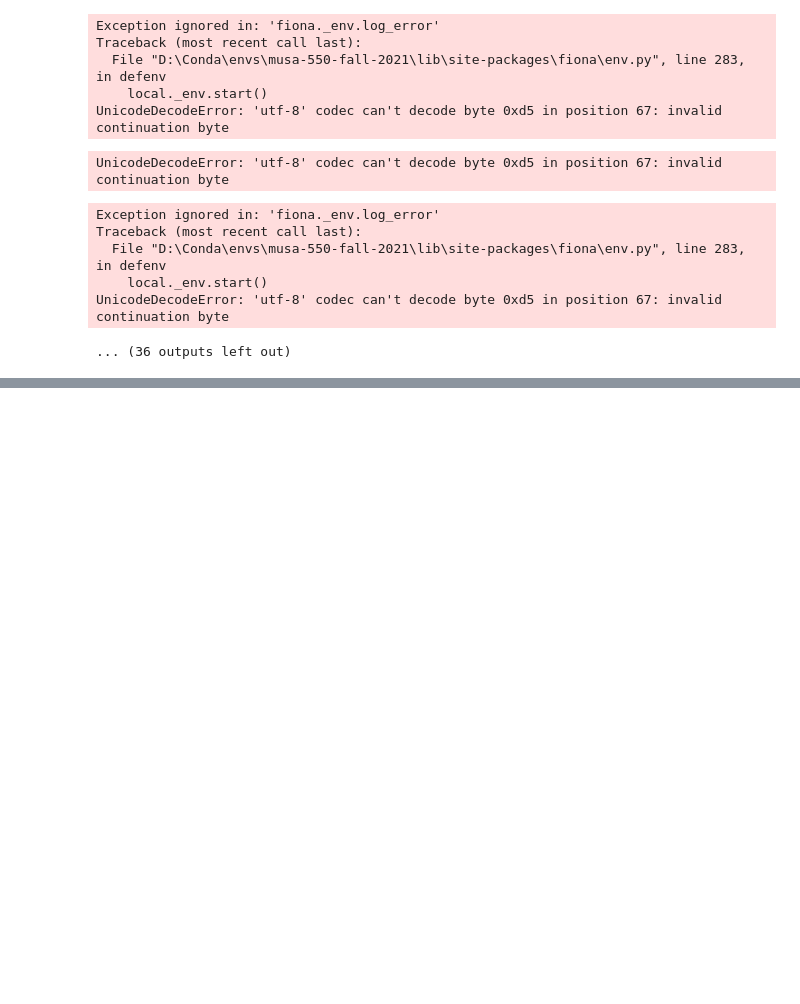
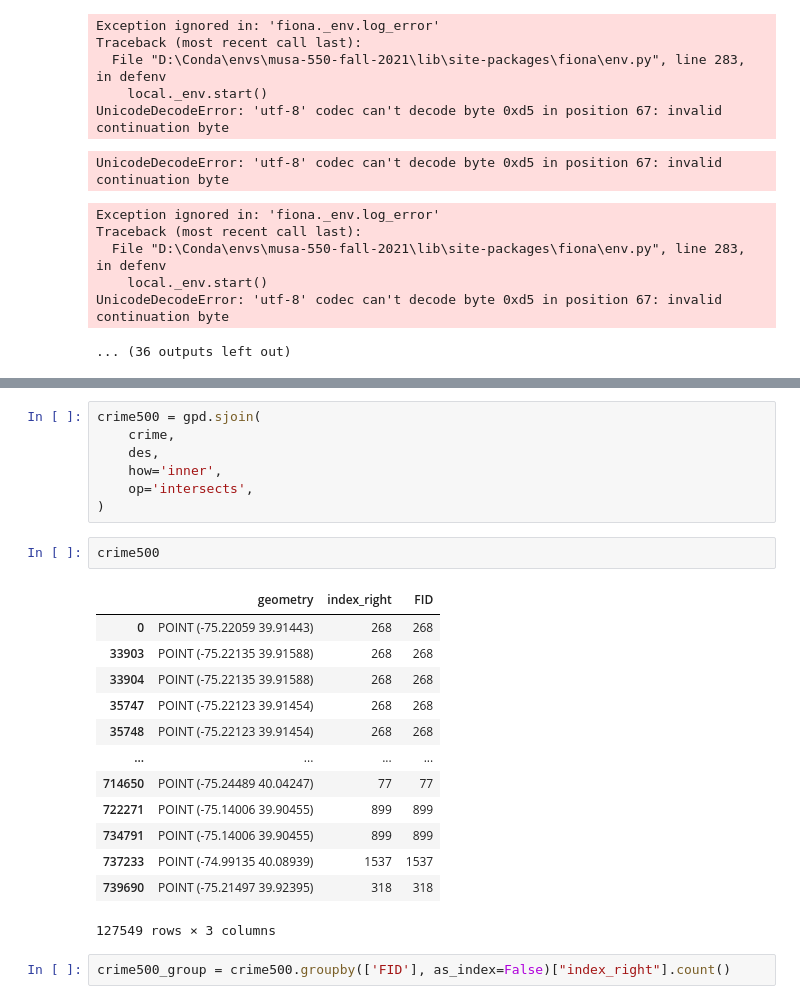
Before and after one commit to CPLN-680-Spring-2022/Ziyuan_Cai_PokemonStay, a Jupyter notebook: scripts/capstone-crime.ipynb, the cells around one changed output, grey strips where cells are left out. Cells and saved outputs as stored; diff of their text form; blank space fills up the shorter version.

```diff
--- a/scripts/capstone-crime.ipynb
+++ b/scripts/capstone-crime.ipynb
@@ -66,0 +178,25 @@ UnicodeDecodeError: 'utf-8' codec can't decode byte 0xd5 in position 67: invalid
+# %%
+crime500 = gpd.sjoin(
+    crime,
+    des,
+    how='inner',
+    op='intersects',
+)
+# %%
+crime500
+# %% [output]
+|  | geometry | index_right | FID |
+| 0 | POINT (-75.22059 39.91443) | 268 | 268 |
+| 33903 | POINT (-75.22135 39.91588) | 268 | 268 |
+| 33904 | POINT (-75.22135 39.91588) | 268 | 268 |
+| 35747 | POINT (-75.22123 39.91454) | 268 | 268 |
+| 35748 | POINT (-75.22123 39.91454) | 268 | 268 |
+| ... | ... | ... | ... |
+| 714650 | POINT (-75.24489 40.04247) | 77 | 77 |
+| 722271 | POINT (-75.14006 39.90455) | 899 | 899 |
+| 734791 | POINT (-75.14006 39.90455) | 899 | 899 |
+| 737233 | POINT (-74.99135 40.08939) | 1537 | 1537 |
+| 739690 | POINT (-75.21497 39.92395) | 318 | 318 |
+127549 rows × 3 columns
+# %%
+crime500_group = crime500.groupby(['FID'], as_index=False)["index_right"].count()
```
Also changed, not shown: parts of 15 cells of this notebook, 11 other files.
